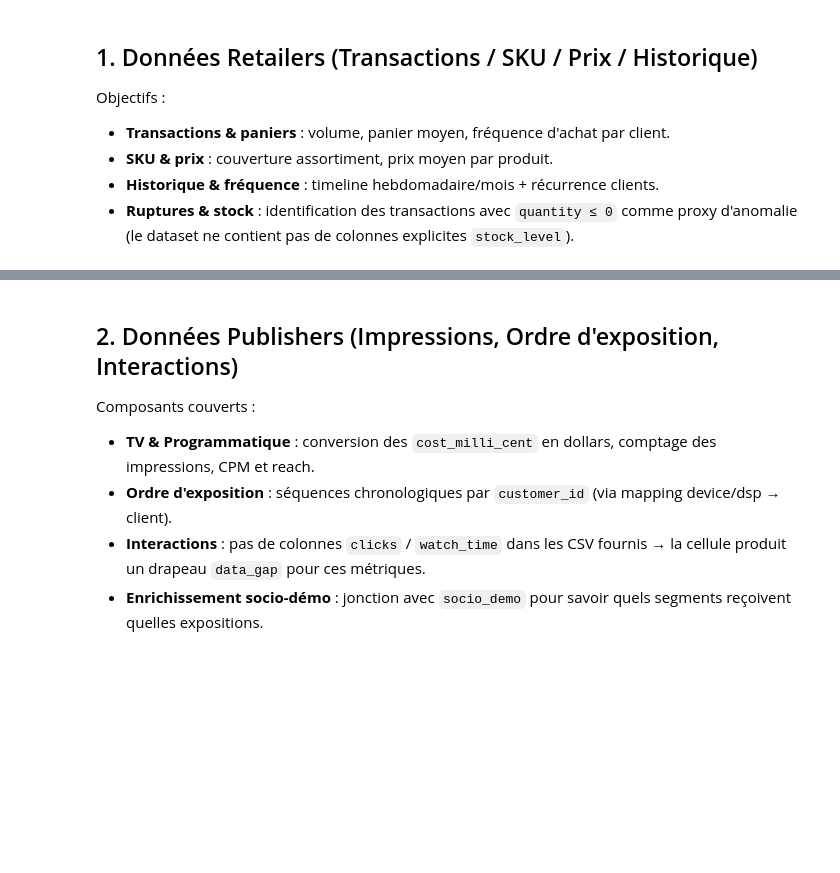
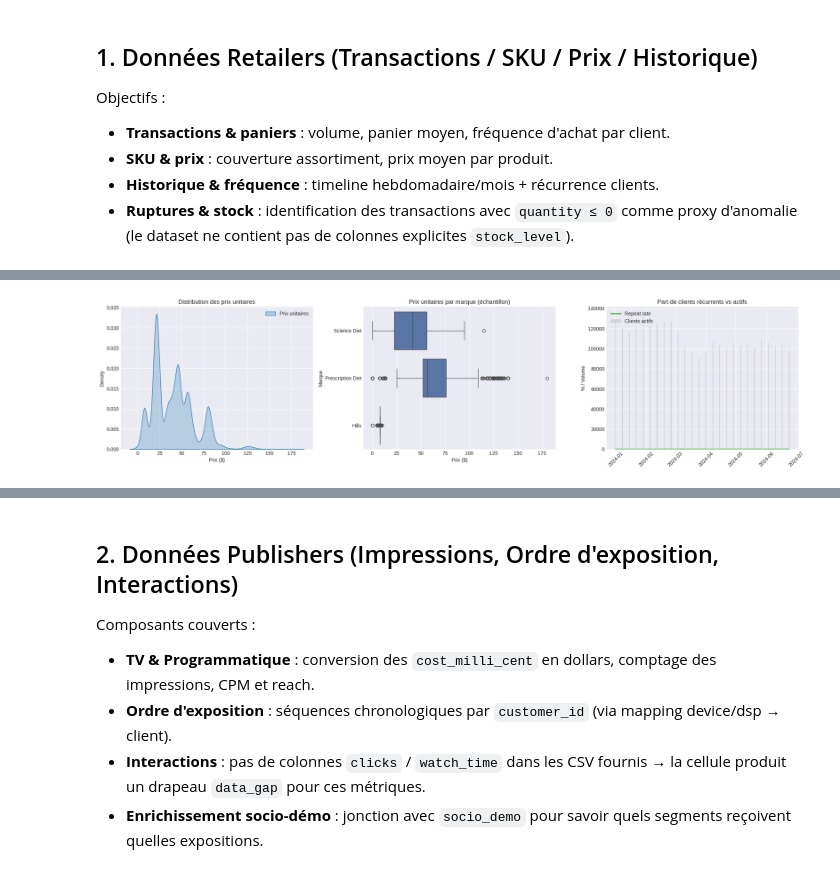
Before and after one commit to NathanDuboisset/data_challenge_mie, a Jupyter notebook: scope_data_polars.ipynb, the cells around one changed output, grey strips where cells are left out. Drawn from its saved outputs; the diff is of its cells as text; code cells hidden in the pictures; blank space fills up the shorter version.

```diff
--- a/scope_data_polars.ipynb
+++ b/scope_data_polars.ipynb
@@ -209,0 +656,82 @@ Stats clients :
+# %%
+# Retailer price & frequency insights
+price_sample = (
+    retailer
+    .select(["unit_price", "brand", "sales"])
+    .drop_nulls("unit_price")
+    .sample(fraction=0.02, with_replacement=False, shuffle=True)
+    .to_pandas()
+)
+
+crm_first_week = (
+    customer_lifecycle
+    .select([
+        pl.col("customer_id"),
+        pl.col("first_purchase").dt.truncate("1w").alias("first_week")
+    ])
+)
+
+weekly_repeat = (
+    retailer_lazy
+    .select(["customer_id", "week_start"])
+    .unique()
+    .join(crm_first_week, on="customer_id", how="left")
+    .with_columns(
+        (pl.col("week_start") > pl.col("first_week")).alias("is_repeat")
+    )
+    .group_by("week_start")
+    .agg([
+        pl.len().alias("active_customers"),
+        pl.sum("is_repeat").alias("repeat_customers"),
+    ])
+    .with_columns(
+        (pl.col("repeat_customers") / pl.col("active_customers")).alias("repeat_rate"),
+    )
+    .sort("week_start")
+    .collect()
+    .to_pandas()
+)
+
+stock_timeline = (
+    retailer_lazy
+    .filter(pl.col("quantity") <= 0)
+    .group_by("week_start")
+    .agg(pl.len().alias("anomaly_tx"))
+    .sort("week_start")
+    .collect()
+    .to_pandas()
+)
+
+fig, axes = plt.subplots(1, 3, figsize=(20, 5))
+
+sns.kdeplot(data=price_sample, x="unit_price", fill=True, ax=axes[0], color="tab:blue", label="Prix unitaires")
+axes[0].set_title("Distribution des prix unitaires")
+axes[0].set_xlabel("Prix ($)")
+axes[0].legend(loc="upper right")
+
+sns.boxplot(data=price_sample, y="brand", x="unit_price", ax=axes[1], orient="h")
+axes[1].set_title("Prix unitaires par marque (échantillon)")
+axes[1].set_xlabel("Prix ($)")
+axes[1].set_ylabel("Marque")
+
+axes[2].plot(weekly_repeat["week_start"], weekly_repeat["repeat_rate"] * 100, label="Repeat rate", color="tab:green", linewidth=2)
+axes[2].bar(weekly_repeat["week_start"], weekly_repeat["active_customers"], alpha=0.2, color="tab:gray", label="Clients actifs")
+axes[2].set_title("Part de clients récurrents vs actifs")
+axes[2].set_ylabel("% / Volume")
+axes[2].tick_params(axis='x', rotation=45)
+handles1, labels1 = axes[2].get_legend_handles_labels()
+axes[2].legend(handles1, labels1, loc="upper left")
+
+plt.tight_layout()
+plt.show()
+
+plt.figure(figsize=(10, 4))
+plt.plot(stock_timeline["week_start"], stock_timeline["anomaly_tx"], color="tab:red", linewidth=2, marker="o", label="Transactions anormales")
+plt.title("Évolution des ruptures / quantités ≤ 0")
+plt.ylabel("Transactions flaggées")
+plt.xticks(rotation=45)
+plt.legend(loc="upper left")
+plt.tight_layout()
+plt.show()
+# %% [output]
+[figure, added]
```
Also changed, not shown: parts of 16 cells of this notebook.
